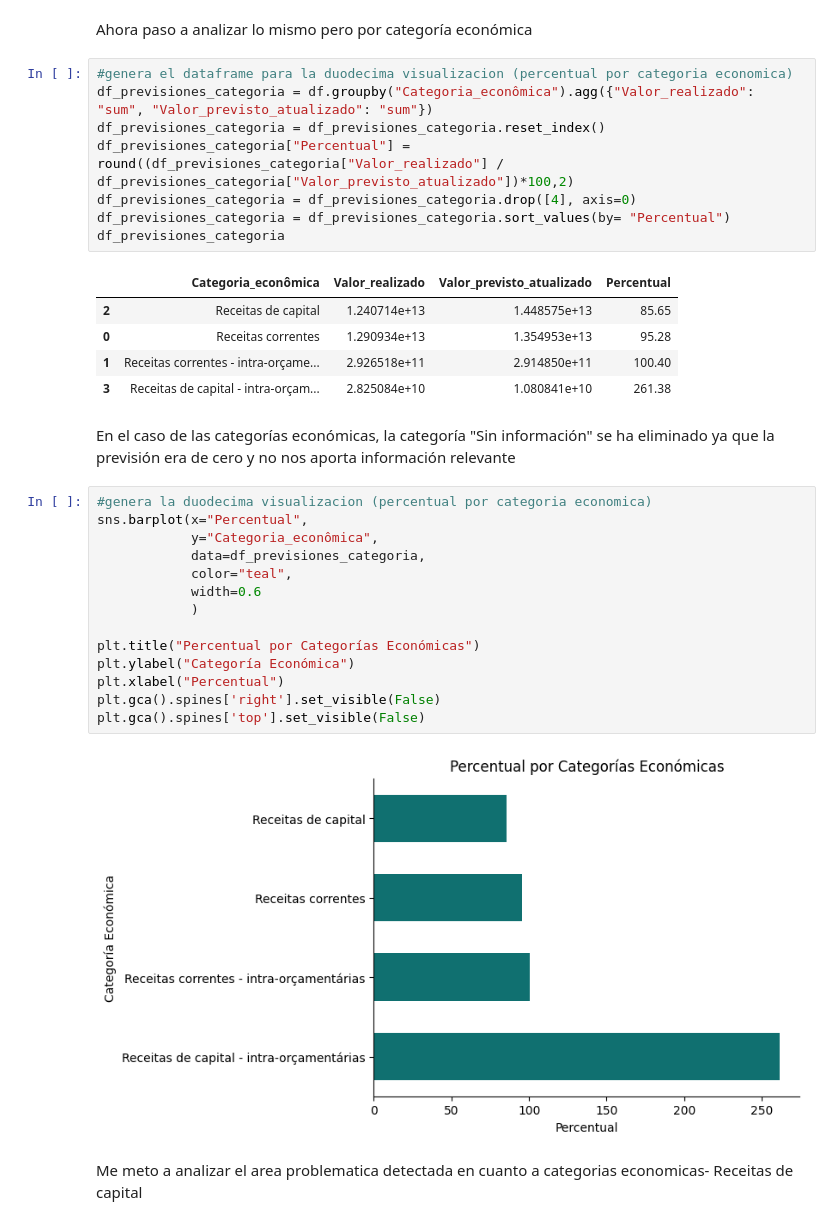
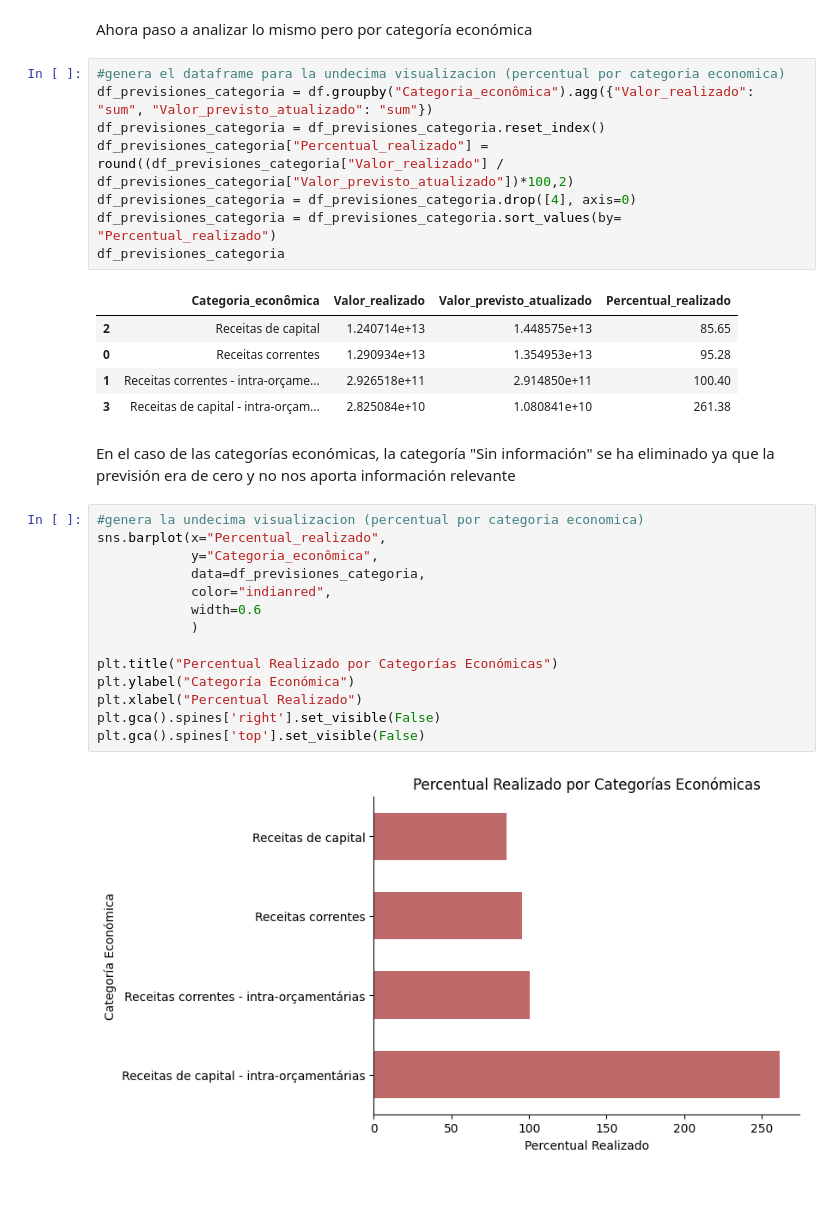
Before and after one commit to raquelscv/Proyecto2-AnalisisPandas, a Jupyter notebook: Analisis_Ingresos_Brasil.ipynb, the cells around one changed output. Saved outputs shown, nothing was run; the diff lists cells and outputs as text; blank space fills up the shorter version.

```diff
--- a/Analisis_Ingresos_Brasil.ipynb
+++ b/Analisis_Ingresos_Brasil.ipynb
@@ -566,15 +566,15 @@ A través de este gráfico se puede observar que el percentual realizado muestra
 # %% [markdown]
 Ahora paso a analizar lo mismo pero por categoría económica
 # %%
-#genera el dataframe para la duodecima visualizacion (percentual por categoria economica)
+#genera el dataframe para la undecima visualizacion (percentual por categoria economica)
 df_previsiones_categoria = df.groupby("Categoria_econômica").agg({"Valor_realizado": "sum", "Valor_previsto_atualizado": "sum"})
 df_previsiones_categoria = df_previsiones_categoria.reset_index()
-df_previsiones_categoria["Percentual"] = round((df_previsiones_categoria["Valor_realizado"] / df_previsiones_categoria["Valor_previsto_atualizado"])*100,2)
+df_previsiones_categoria["Percentual_realizado"] = round((df_previsiones_categoria["Valor_realizado"] / df_previsiones_categoria["Valor_previsto_atualizado"])*100,2)
 df_previsiones_categoria = df_previsiones_categoria.drop([4], axis=0)
-df_previsiones_categoria = df_previsiones_categoria.sort_values(by= "Percentual")
+df_previsiones_categoria = df_previsiones_categoria.sort_values(by= "Percentual_realizado")
 df_previsiones_categoria
 # %% [output]
-|  | Categoria_econômica | Valor_realizado | Valor_previsto_atualizado | Percentual |
+|  | Categoria_econômica | Valor_realizado | Valor_previsto_atualizado | Percentual_realizado |
 | 2 | Receitas de capital | 1.240714e+13 | 1.448575e+13 | 85.65 |
 | 0 | Receitas correntes | 1.290934e+13 | 1.354953e+13 | 95.28 |
 | 1 | Receitas correntes - intra-orçame... | 2.926518e+11 | 2.914850e+11 | 100.40 |
@@ -582,20 +582,18 @@ df_previsiones_categoria
 # %% [markdown]
 En el caso de las categorías económicas, la categoría "Sin información" se ha eliminado ya que la previsión era de cero y no nos aporta información relevante
 # %%
-#genera la duodecima visualizacion (percentual por categoria economica)
-sns.barplot(x="Percentual",
+#genera la undecima visualizacion (percentual por categoria economica)
+sns.barplot(x="Percentual_realizado",
             y="Categoria_econômica",
             data=df_previsiones_categoria,
-            color="teal",
+            color="indianred",
             width=0.6
             )
 
-plt.title("Percentual por Categorías Económicas")
+plt.title("Percentual Realizado por Categorías Económicas")
 plt.ylabel("Categoría Económica")
-plt.xlabel("Percentual")
+plt.xlabel("Percentual Realizado")
 plt.gca().spines['right'].set_visible(False)
 plt.gca().spines['top'].set_visible(False)
 # %% [output]
-[figure, old version]
+[figure, new version]
-# %% [markdown]
-Me meto a analizar el area problematica detectada en cuanto a categorias economicas- Receitas de capital
```
Also changed, not shown: parts of 25 cells of this notebook.
